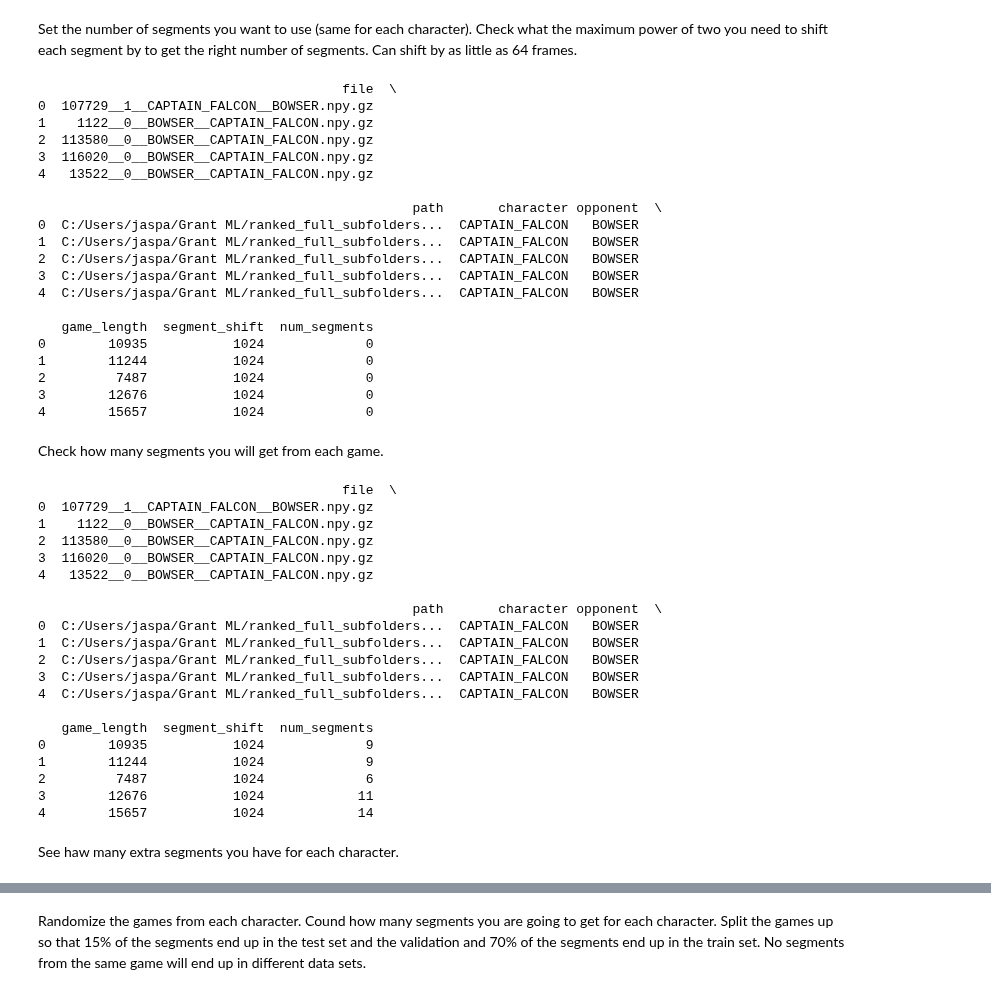
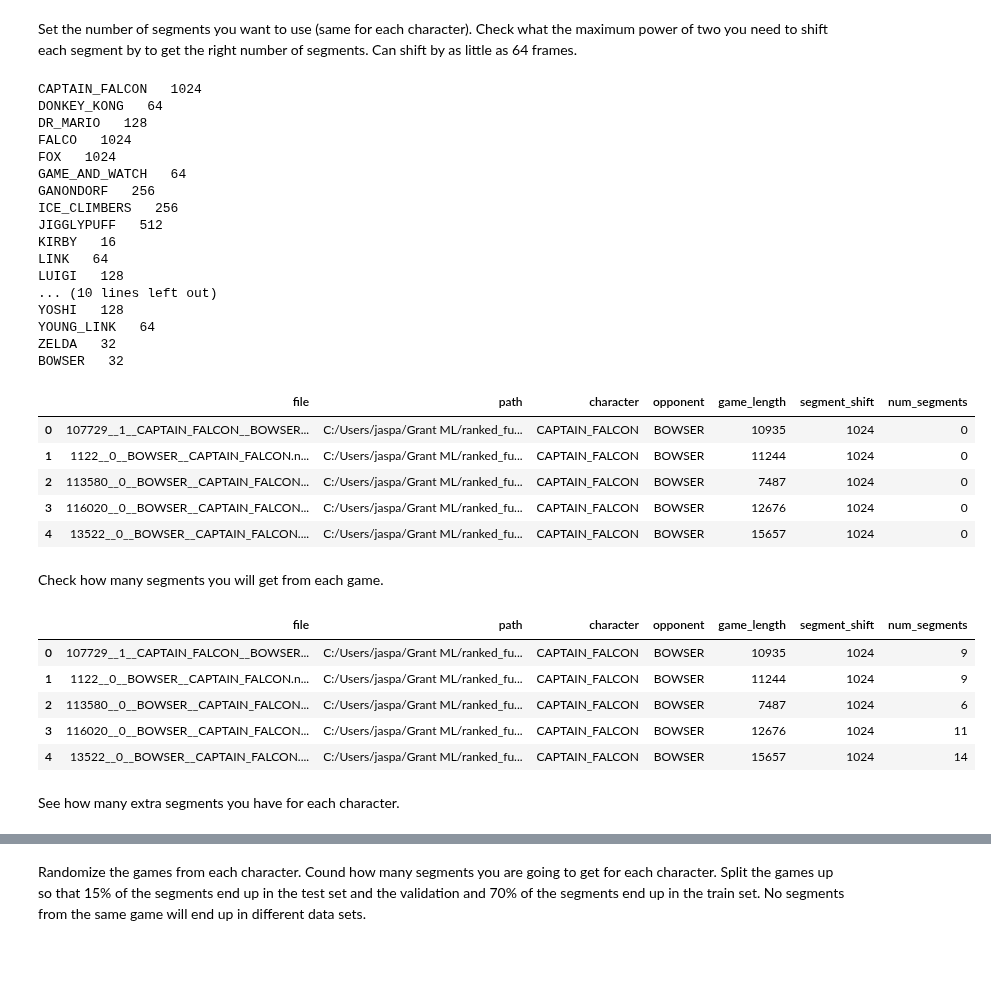
Before and after one commit to sinha-G/slp, a Jupyter notebook: classify_all_characters_cnn/make_data_list.ipynb, the cells around one changed output, grey strips where cells are left out. Cells and saved outputs as stored; diff of their text form; code cells hidden in the pictures; blank space fills up the shorter version.

```diff
--- a/classify_all_characters_cnn/make_data_list.ipynb
+++ b/classify_all_characters_cnn/make_data_list.ipynb
@@ -94,70 +102,61 @@ df = pd.read_feather(file_path)
 # %% [markdown]
 Set the number of segments you want to use (same for each character). Check what the maximum power of two you need to shift each segment by to get the right number of segments. Can shift by as little as 64 frames.
 # %%
-min_segments = 50000
+min_segments = 250000
 segment_length = 1024
 for character in df['character'].unique():
     game_lengths = df.loc[df['character'] == character, 'game_length']
     for i in range(10):
         segment_shift = 2 ** (10-i)
         num_segments = 0
         for game_length in game_lengths:
             num_segments += (game_length - segment_length) // segment_shift
         if num_segments > min_segments:
             break
+    print(character, ' ',segment_shift)
     # Correct way to set values to avoid SettingWithCopyWarning
     df.loc[df['character'] == character, 'segment_shift'] = segment_shift
 
-print(df.head())
+df.head()
+# print(df.head())
 # %% [output]
-                                       file  \
-0  107729__1__CAPTAIN_FALCON__BOWSER.npy.gz
-1    1122__0__BOWSER__CAPTAIN_FALCON.npy.gz
-2  113580__0__BOWSER__CAPTAIN_FALCON.npy.gz
-3  116020__0__BOWSER__CAPTAIN_FALCON.npy.gz
-4   13522__0__BOWSER__CAPTAIN_FALCON.npy.gz
-
-                                                path       character opponent  \
-0  C:/Users/jaspa/Grant ML/ranked_full_subfolders...  CAPTAIN_FALCON   BOWSER
-1  C:/Users/jaspa/Grant ML/ranked_full_subfolders...  CAPTAIN_FALCON   BOWSER
-2  C:/Users/jaspa/Grant ML/ranked_full_subfolders...  CAPTAIN_FALCON   BOWSER
-3  C:/Users/jaspa/Grant ML/ranked_full_subfolders...  CAPTAIN_FALCON   BOWSER
-4  C:/Users/jaspa/Grant ML/ranked_full_subfolders...  CAPTAIN_FALCON   BOWSER
-
-   game_length  segment_shift  num_segments
-0        10935           1024             0
-1        11244           1024             0
-2         7487           1024             0
-3        12676           1024             0
-4        15657           1024             0
+CAPTAIN_FALCON   1024
+DONKEY_KONG   64
+DR_MARIO   128
+FALCO   1024
+FOX   1024
+GAME_AND_WATCH   64
+GANONDORF   256
+ICE_CLIMBERS   256
+JIGGLYPUFF   512
+KIRBY   16
+LINK   64
+LUIGI   128
+... (10 lines left out)
+YOSHI   128
+YOUNG_LINK   64
+ZELDA   32
+BOWSER   32
+|  | file | path | character | opponent | game_length | segment_shift | num_segments |
+| 0 | 107729__1__CAPTAIN_FALCON__BOWSER... | C:/Users/jaspa/Grant ML/ranked_fu... | CAPTAIN_FALCON | BOWSER | 10935 | 1024 | 0 |
+| 1 | 1122__0__BOWSER__CAPTAIN_FALCON.n... | C:/Users/jaspa/Grant ML/ranked_fu... | CAPTAIN_FALCON | BOWSER | 11244 | 1024 | 0 |
+| 2 | 113580__0__BOWSER__CAPTAIN_FALCON... | C:/Users/jaspa/Grant ML/ranked_fu... | CAPTAIN_FALCON | BOWSER | 7487 | 1024 | 0 |
+| 3 | 116020__0__BOWSER__CAPTAIN_FALCON... | C:/Users/jaspa/Grant ML/ranked_fu... | CAPTAIN_FALCON | BOWSER | 12676 | 1024 | 0 |
+| 4 | 13522__0__BOWSER__CAPTAIN_FALCON.... | C:/Users/jaspa/Grant ML/ranked_fu... | CAPTAIN_FALCON | BOWSER | 15657 | 1024 | 0 |
 # %% [markdown]
 Check how many segments you will get from each game.
 # %%
 df['num_segments'] = (df['game_length']- segment_length) // df['segment_shift']
-print(df.head())
+df.head()
 # %% [output]
-                                       file  \
-0  107729__1__CAPTAIN_FALCON__BOWSER.npy.gz
-1    1122__0__BOWSER__CAPTAIN_FALCON.npy.gz
-2  113580__0__BOWSER__CAPTAIN_FALCON.npy.gz
-3  116020__0__BOWSER__CAPTAIN_FALCON.npy.gz
-4   13522__0__BOWSER__CAPTAIN_FALCON.npy.gz
-
-                                                path       character opponent  \
-0  C:/Users/jaspa/Grant ML/ranked_full_subfolders...  CAPTAIN_FALCON   BOWSER
-1  C:/Users/jaspa/Grant ML/ranked_full_subfolders...  CAPTAIN_FALCON   BOWSER
-2  C:/Users/jaspa/Grant ML/ranked_full_subfolders...  CAPTAIN_FALCON   BOWSER
-3  C:/Users/jaspa/Grant ML/ranked_full_subfolders...  CAPTAIN_FALCON   BOWSER
-4  C:/Users/jaspa/Grant ML/ranked_full_subfolders...  CAPTAIN_FALCON   BOWSER
-
-   game_length  segment_shift  num_segments
-0        10935           1024             9
-1        11244           1024             9
-2         7487           1024             6
-3        12676           1024            11
-4        15657           1024            14
+|  | file | path | character | opponent | game_length | segment_shift | num_segments |
+| 0 | 107729__1__CAPTAIN_FALCON__BOWSER... | C:/Users/jaspa/Grant ML/ranked_fu... | CAPTAIN_FALCON | BOWSER | 10935 | 1024 | 9 |
+| 1 | 1122__0__BOWSER__CAPTAIN_FALCON.n... | C:/Users/jaspa/Grant ML/ranked_fu... | CAPTAIN_FALCON | BOWSER | 11244 | 1024 | 9 |
+| 2 | 113580__0__BOWSER__CAPTAIN_FALCON... | C:/Users/jaspa/Grant ML/ranked_fu... | CAPTAIN_FALCON | BOWSER | 7487 | 1024 | 6 |
+| 3 | 116020__0__BOWSER__CAPTAIN_FALCON... | C:/Users/jaspa/Grant ML/ranked_fu... | CAPTAIN_FALCON | BOWSER | 12676 | 1024 | 11 |
+| 4 | 13522__0__BOWSER__CAPTAIN_FALCON.... | C:/Users/jaspa/Grant ML/ranked_fu... | CAPTAIN_FALCON | BOWSER | 15657 | 1024 | 14 |
 # %% [markdown]
-See haw many extra segments you have for each character.
+See how many extra segments you have for each character.
 # %%
 # min_segments = 20000
 # segment_length = 1024
```
Also changed, not shown: parts of 5 cells of this notebook, 1 other file.
